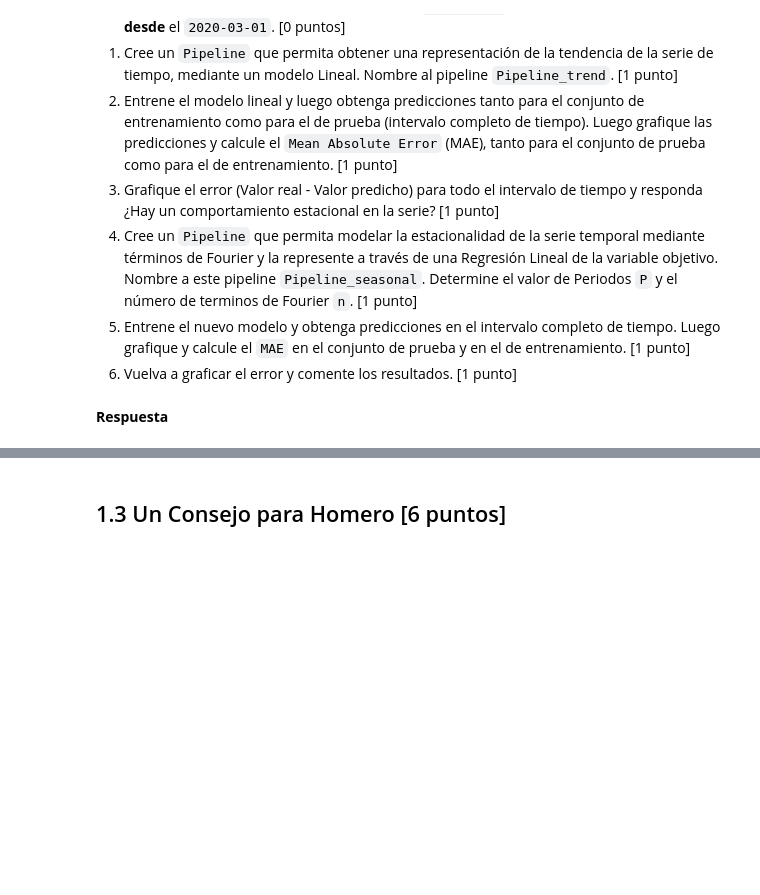
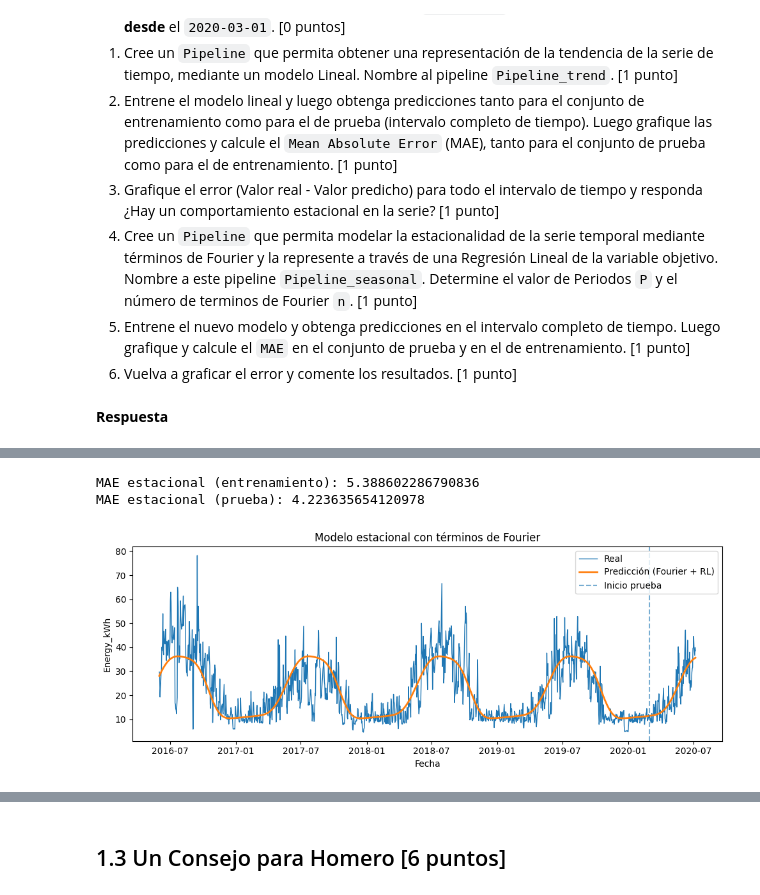
Before and after one commit to andresignacio-o/MDS7202, a Jupyter notebook: Lab10/Lab10_enunciado.ipynb, the cells around one changed output, grey strips where cells are left out. Cells and saved outputs as stored; diff of their text form; code cells hidden in the pictures; blank space fills up the shorter version.

```diff
--- a/Lab10/Lab10_enunciado.ipynb
+++ b/Lab10/Lab10_enunciado.ipynb
@@ -142,0 +275,34 @@ Usted, como buen ciudadano de Springfield, decide ayudar a Homero, el cual le pi
+# %%
+# 5. Entrenamiento y evaluación del modelo estacional con Fourier
+from sklearn.metrics import mean_absolute_error
+import matplotlib.pyplot as plt
+import pandas as pd
+
+# Ajustar SOLO con entrenamiento
+Pipeline_seasonal.fit(train['date'], train['Energy_kWh'])
+
+# Predicciones en todo el intervalo (train + test)
+df['pred_seasonal'] = Pipeline_seasonal.predict(df['date'])
+
+# MAE en train y test
+mae_train_seasonal = mean_absolute_error(train['Energy_kWh'], df.loc[train.index, 'pred_seasonal'])
+mae_test_seasonal  = mean_absolute_error(test['Energy_kWh'],  df.loc[test.index,  'pred_seasonal'])
+
+print("MAE estacional (entrenamiento):", mae_train_seasonal)
+print("MAE estacional (prueba):", mae_test_seasonal)
+
+# Gráfico: valores reales vs. predicción estacional
+plt.figure(figsize=(10,4))
+plt.plot(df['date'], df['Energy_kWh'], label='Real', linewidth=1)
+plt.plot(df['date'], df['pred_seasonal'], label='Predicción (Fourier + RL)', linewidth=2)
+plt.axvline(pd.Timestamp('2020-03-01'), linestyle='--', alpha=0.6, label='Inicio prueba')
+plt.title('Modelo estacional con términos de Fourier')
+plt.xlabel('Fecha')
+plt.ylabel('Energy_kWh')
+plt.legend()
+plt.tight_layout()
+plt.show()
+# %% [output]
+MAE estacional (entrenamiento): 5.388602286790836
+MAE estacional (prueba): 4.223635654120978
+[figure, added]
```
Also changed, not shown: parts of 30 cells of this notebook.
